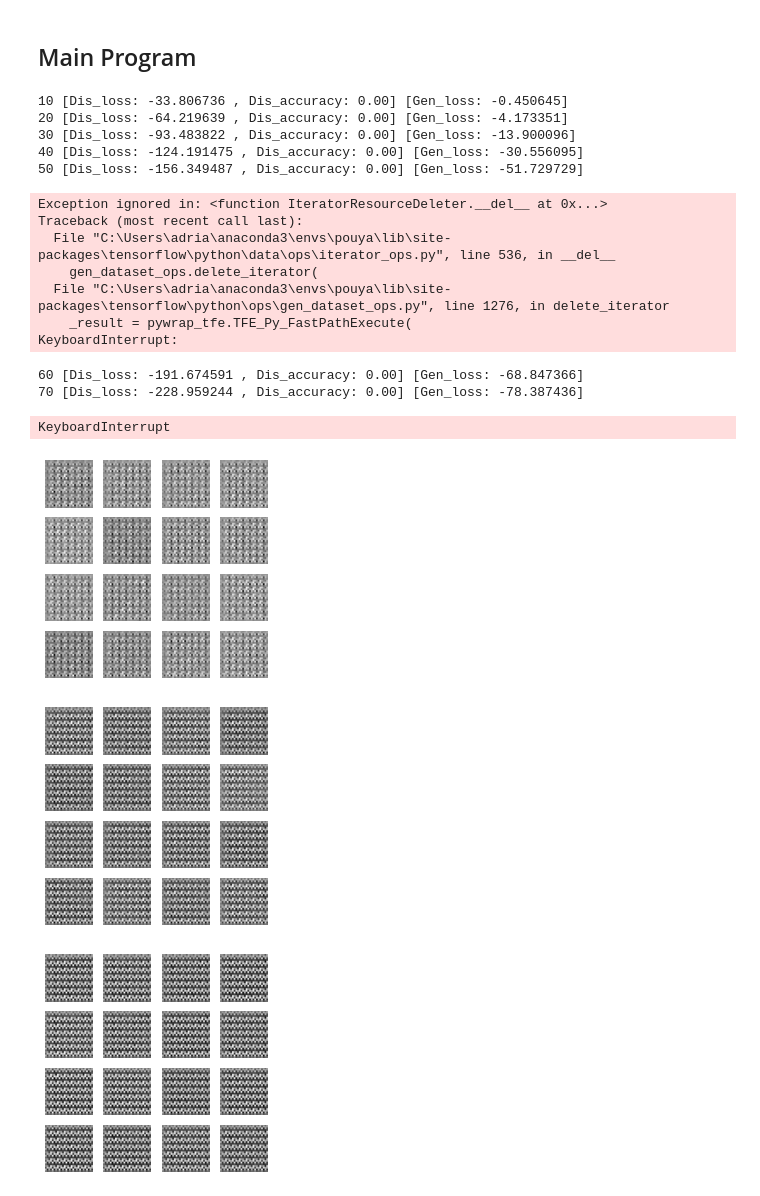
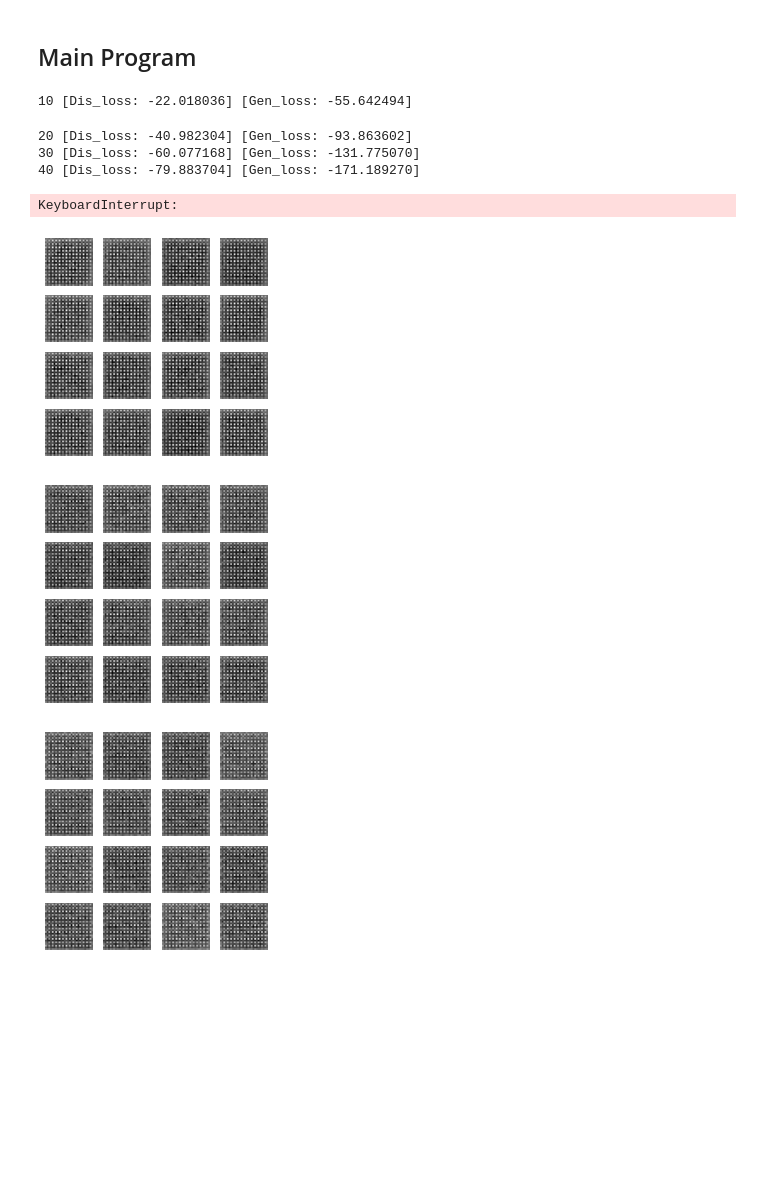
Before and after one commit to Adrianfir/WGAN, a Jupyter notebook: WGAN.ipynb, the cells around one changed output. Saved outputs shown, nothing was run; the diff lists cells and outputs as text; code cells hidden in the pictures; blank space fills up the shorter version.

```diff
--- a/WGAN.ipynb
+++ b/WGAN.ipynb
@@ -45,6 +47,7 @@ def Input_Data():
     Xtrain = np.array(Xtrain)
     Xtrain = np.reshape(Xtrain,[Xtrain_shape[0],Xtrain_shape[1],Xtrain_shape[2]])
     Xtrain = Xtrain[...,np.newaxis]
+    Xtrain = Xtrain.astype('float64')
 
     return Xtrain
 # %% [markdown]
@@ -138,24 +154,24 @@ def show_results(model,z_dim):
 # %%
 def Train(batch_size, Xtrain, z_dim, Info, Iters, Interval):
 
-    Real_ideal = np.ones((batch_size,1))
-    Fake_ideal = -np.ones((batch_size,1))
+    Real_ideal = np.zeros((batch_size,1))
+    Fake_ideal = np.ones((batch_size,1))
 
     for Iter in range(Iters):
         ## Discrimintive Network Training
 
-
+        Dis_loss_R, Dis_loss_F = list(),list()
         for k in range(5):
 
             Xtrain_sample = Xtrain[np.random.randint(0,Xtrain.shape[0],batch_size)]
             Z = np.random.normal(0,1,(batch_size,z_dim))
             Fake_Data_by_GenerativeNet = model.Gen.predict(Z)
 
-            Dis_loss_Real = model.Dis.train_on_batch(Xtrain_sample,Real_ideal)
-            Dis_loss_Fake = model.Dis.train_on_batch(Fake_Data_by_GenerativeNet,Fake_ideal)
 
-            Dis_loss, Dis_accuracy = 0.5*(np.add(Dis_loss_Real,Dis_loss_Fake))
+            Dis_loss_R.append(model.Dis.train_on_batch(Xtrain_sample,Real_ideal))
+            Dis_loss_F.append(model.Dis.train_on_batch(Fake_Data_by_GenerativeNet,Fake_ideal))
 
+        Dis_loss = 0.5*np.mean((Dis_loss_R) + np.mean(Dis_loss_F))
 
         ## Generative Network Training
         Z = np.random.normal(0,1,(batch_size,z_dim))
@@ -163,11 +179,11 @@ def Train(batch_size, Xtrain, z_dim, Info, Iters, Interval):
 
         if (Iter+1) % Interval == 0:
             Info.losses.append((Dis_loss,Gen_loss))
-            Info.accuracies.append(np.multiply(100,Dis_accuracy))
+#             Info.accuracies.append(np.multiply(100,Dis_accuracy))
             Info.iteration_checks.append(Iter+1)
 
-            print("%d [Dis_loss: %f , Dis_accuracy: %.2f] [Gen_loss: %f]" %
-                  (Iter+1,Dis_loss,np.multiply(100.0,Dis_accuracy),Gen_loss))
+            print("%d [Dis_loss: %f] [Gen_loss: %f]" %
+                  (Iter+1,Dis_loss,Gen_loss))
 
             show_results(model,z_dim)
 # %% [markdown]
@@ -180,53 +196,49 @@ def Wasserstein_loss (y_True, y_Pred):
 # %%
 class info:
 
     def __init__(self,losses=[],accuracies=[],iteration_checks=[]):
 
         self.losses = losses
         self.accuracies = accuracies
         self.iteration_checks = iteration_checks
 
 Xtrain = Input_Data()
 data_size = Xtrain.shape[1:]
 batch_size = 64
 z_dim = 100
 
 model  = GAN()
 
 model.build_Dis(data_size)
+Dis_opt = tf.keras.optimizers.Adam(learning_rate=0.0002, beta_1=0.5, beta_2 = 0.999)
+# Dis_opt = RMSprop(lr=0.00005)
 model.Dis.compile (loss = Wasserstein_loss,
-               optimizer = tf.keras.optimizers.Adam(learning_rate=0.0002, beta_1=0.5, beta_2 = 0.999),
-               metrics = ['accuracy'])
+               optimizer = Dis_opt)
 
 model.build_Gen(z_dim)
 # model.Gen.compile(loss = 'binary_crossentropy',
 #                optimizer = Adam())
 
-model.Dis.trainable = False
+# model.Dis.trainable = False
+for layer in model.Dis.layers:
+    if not isinstance(layer, BatchNormalization):
+        layer.trainable = False
 
 model.build_GAN()
+# GAN_opt = RMSprop(lr=0.00005)
+GAN_opt = tf.keras.optimizers.Adam(learning_rate=0.0002, beta_1=0.5, beta_2 = 0.999)
 model.GAN.compile(loss = Wasserstein_loss,
-              optimizer = tf.keras.optimizers.Adam(learning_rate=0.0002, beta_1=0.5, beta_2 = 0.999))
+              optimizer = GAN_opt)
 
 
-Info = info([],[],[])
-Train(batch_size, Xtrain, z_dim, Info, Iters = 20000, Interval = 10)
+Info = info([],[])
+Train(batch_size, Xtrain, z_dim, Info, Iters = 5, Interval = 10)
 # %% [output]
-10 [Dis_loss: -33.806736 , Dis_accuracy: 0.00] [Gen_loss: -0.450645]
-20 [Dis_loss: -64.219639 , Dis_accuracy: 0.00] [Gen_loss: -4.173351]
-30 [Dis_loss: -93.483822 , Dis_accuracy: 0.00] [Gen_loss: -13.900096]
-40 [Dis_loss: -124.191475 , Dis_accuracy: 0.00] [Gen_loss: -30.556095]
-50 [Dis_loss: -156.349487 , Dis_accuracy: 0.00] [Gen_loss: -51.729729]
+10 [Dis_loss: -22.018036] [Gen_loss: -55.642494]
-Exception ignored in: <function IteratorResourceDeleter.__del__ at 0x...>
-Traceback (most recent call last):
-  File "C:\Users\adria\anaconda3\envs\pouya\lib\site-packages\tensorflow\python\data\ops\iterator_ops.py", line 536, in __del__
-    gen_dataset_ops.delete_iterator(
-  File "C:\Users\adria\anaconda3\envs\pouya\lib\site-packages\tensorflow\python\ops\gen_dataset_ops.py", line 1276, in delete_iterator
-    _result = pywrap_tfe.TFE_Py_FastPathExecute(
-KeyboardInterrupt:
+20 [Dis_loss: -40.982304] [Gen_loss: -93.863602]
+30 [Dis_loss: -60.077168] [Gen_loss: -131.775070]
+40 [Dis_loss: -79.883704] [Gen_loss: -171.189270]
-60 [Dis_loss: -191.674591 , Dis_accuracy: 0.00] [Gen_loss: -68.847366]
-70 [Dis_loss: -228.959244 , Dis_accuracy: 0.00] [Gen_loss: -78.387436]
+KeyboardInterrupt:
-KeyboardInterrupt
-[figure, old version]
+[figure, new version]
-[figure, old version]
+[figure, new version]
-[figure, old version]
+[figure, new version]
```
Also changed, not shown: parts of 3 cells of this notebook.
